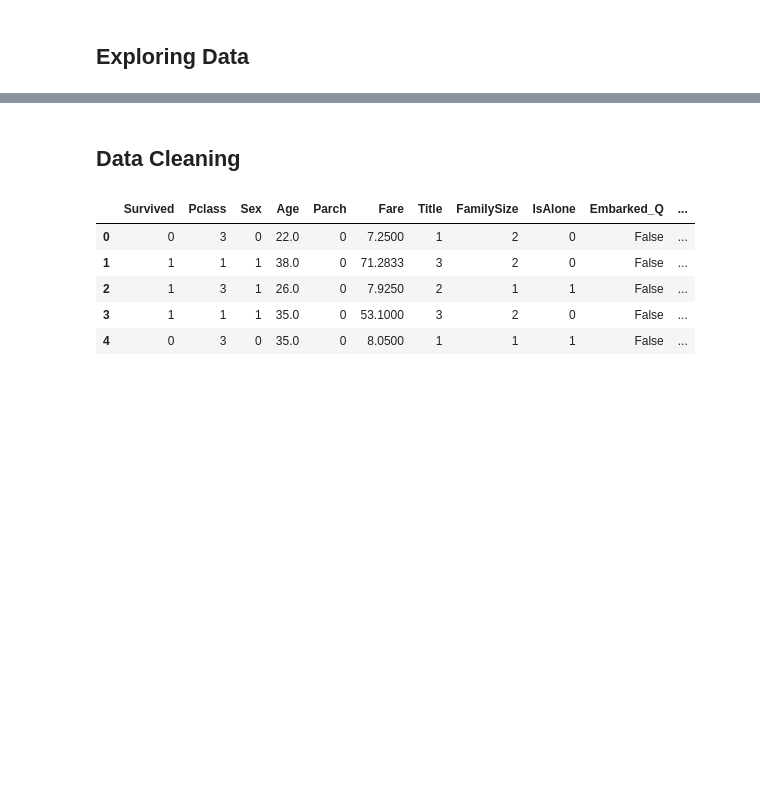
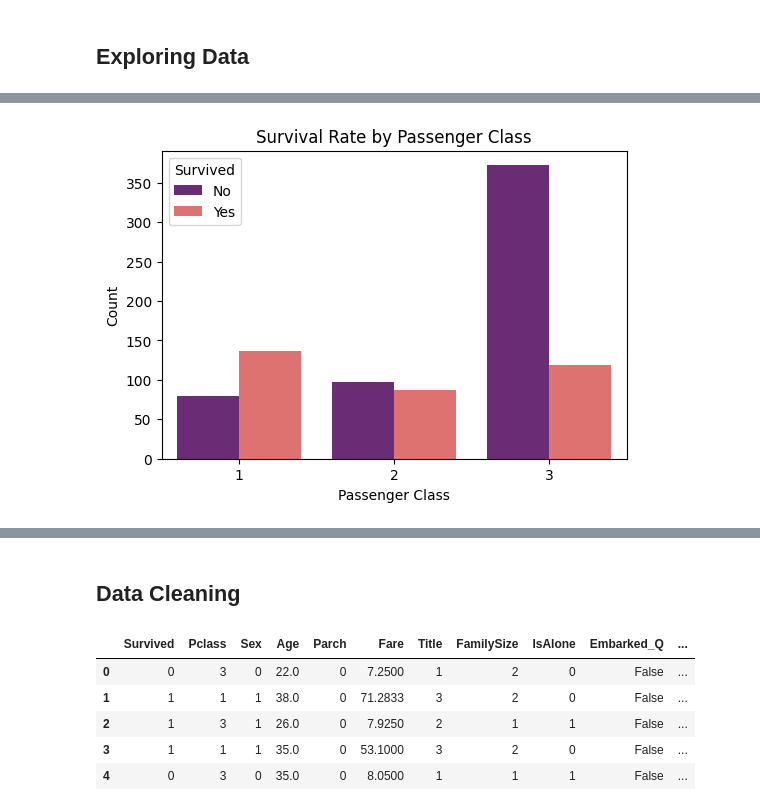
Before and after one commit to Lohi712/Titanic_prediction, a Jupyter notebook: titanic_main.ipynb, the cells around one changed output, grey strips where cells are left out. Saved outputs shown, nothing was run; the diff lists cells and outputs as text; code cells hidden in the pictures; blank space fills up the shorter version.

```diff
--- a/titanic_main.ipynb
+++ b/titanic_main.ipynb
@@ -40,0 +52,10 @@ dtype: int64
+# %%
+plt.figure(figsize=(6, 4))
+sns.countplot(data=df, x='Pclass', hue='Survived', palette='magma')
+plt.title('Survival Rate by Passenger Class')
+plt.xlabel('Passenger Class')
+plt.ylabel('Count')
+plt.legend(title='Survived', labels=['No', 'Yes'])
+plt.show()
+# %% [output]
+[figure, added]
```
Also changed, not shown: parts of 5 cells of this notebook, 1 other file.
